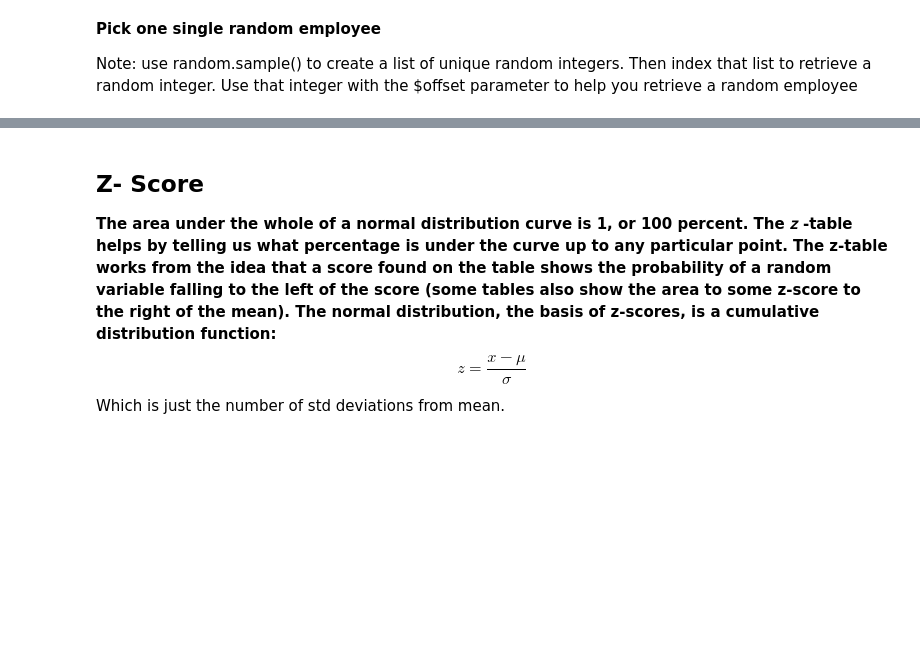
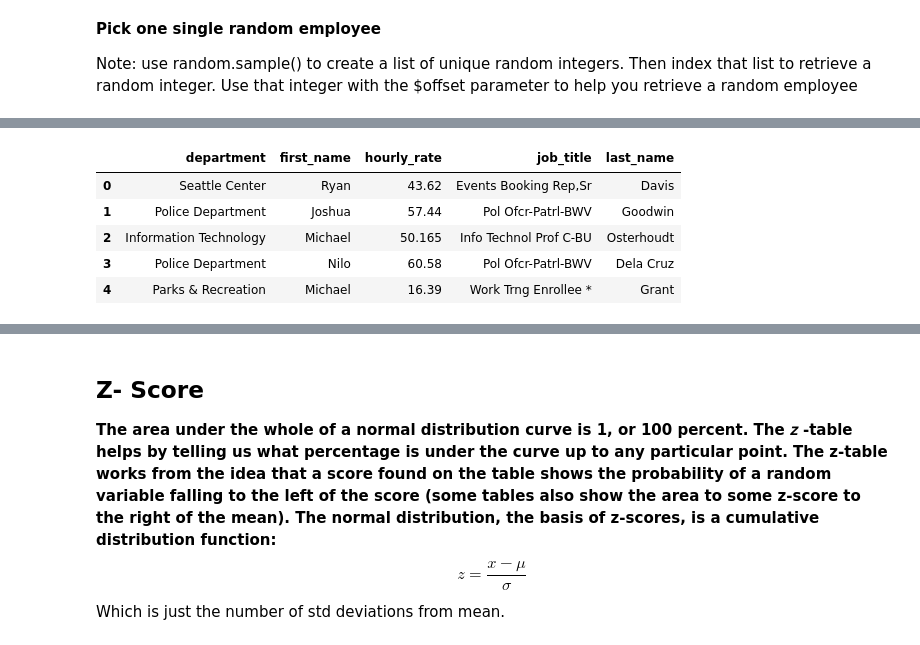
Before and after one commit to Amberlynnyandow/study-group-content, a Jupyter notebook: module_2/week_2_PT/Distributions and Sampling .ipynb, the cells around one changed output, grey strips where cells are left out. Cells and saved outputs as stored; diff of their text form; code cells hidden in the pictures; blank space fills up the shorter version.

```diff
--- a/module_2/week_2_PT/Distributions and Sampling .ipynb
+++ b/module_2/week_2_PT/Distributions and Sampling .ipynb
@@ -157,3 +239,13 @@ response.json()
 # %%
 #Transform city_wages into a DataFrame (city_wages_df) and
 #calculate the mean hourly_rate from your random sample
+
+city_wages_df = pd.DataFrame(city_wages)
+city_wages_df.head()
+# %% [output]
+|  | department | first_name | hourly_rate | job_title | last_name |
+| 0 | Seattle Center | Ryan | 43.62 | Events Booking Rep,Sr | Davis |
+| 1 | Police Department | Joshua | 57.44 | Pol Ofcr-Patrl-BWV | Goodwin |
+| 2 | Information Technology | Michael | 50.165 | Info Technol Prof C-BU | Osterhoudt |
+| 3 | Police Department | Nilo | 60.58 | Pol Ofcr-Patrl-BWV | Dela Cruz |
+| 4 | Parks & Recreation | Michael | 16.39 | Work Trng Enrollee * | Grant |
```
Also changed, not shown: parts of 13 cells of this notebook, 1 other file.
